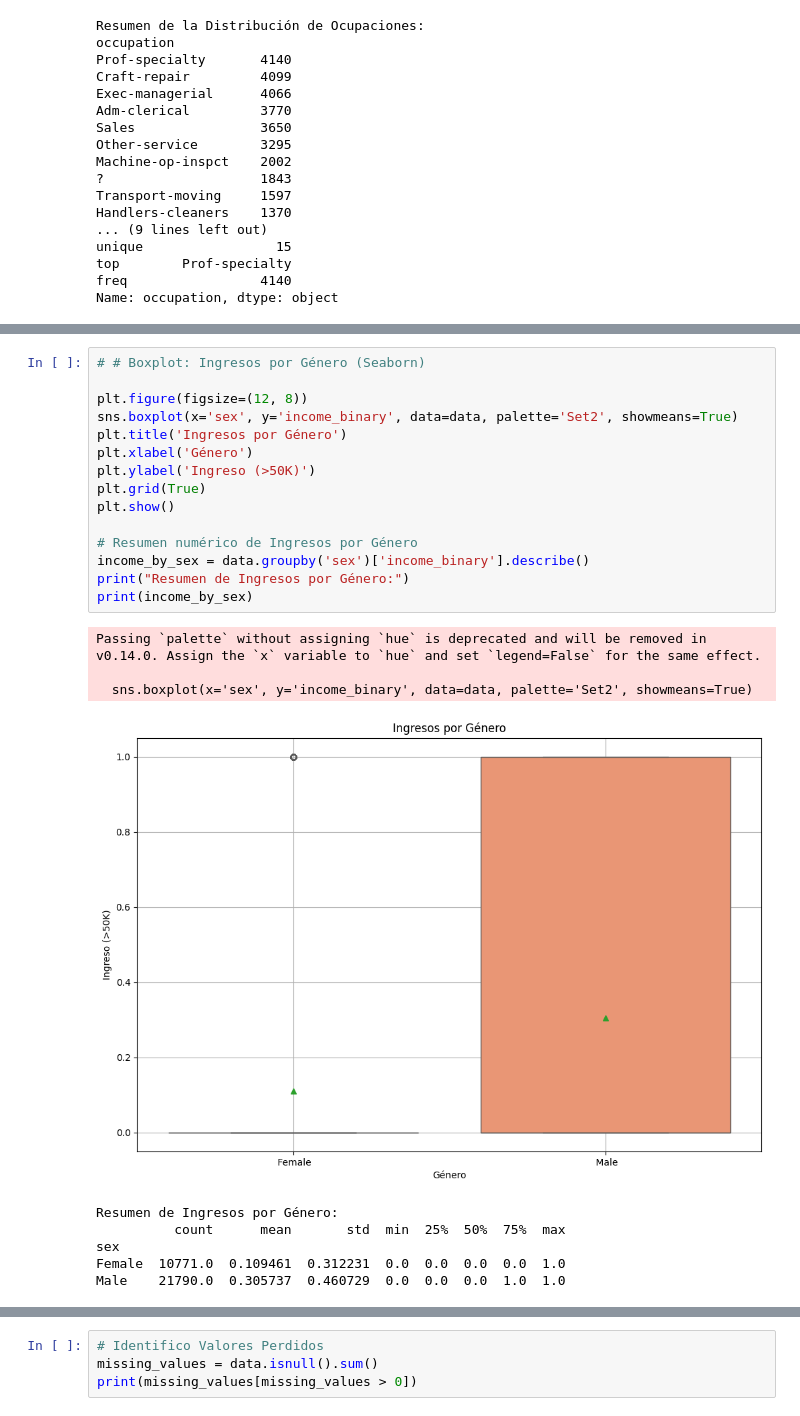
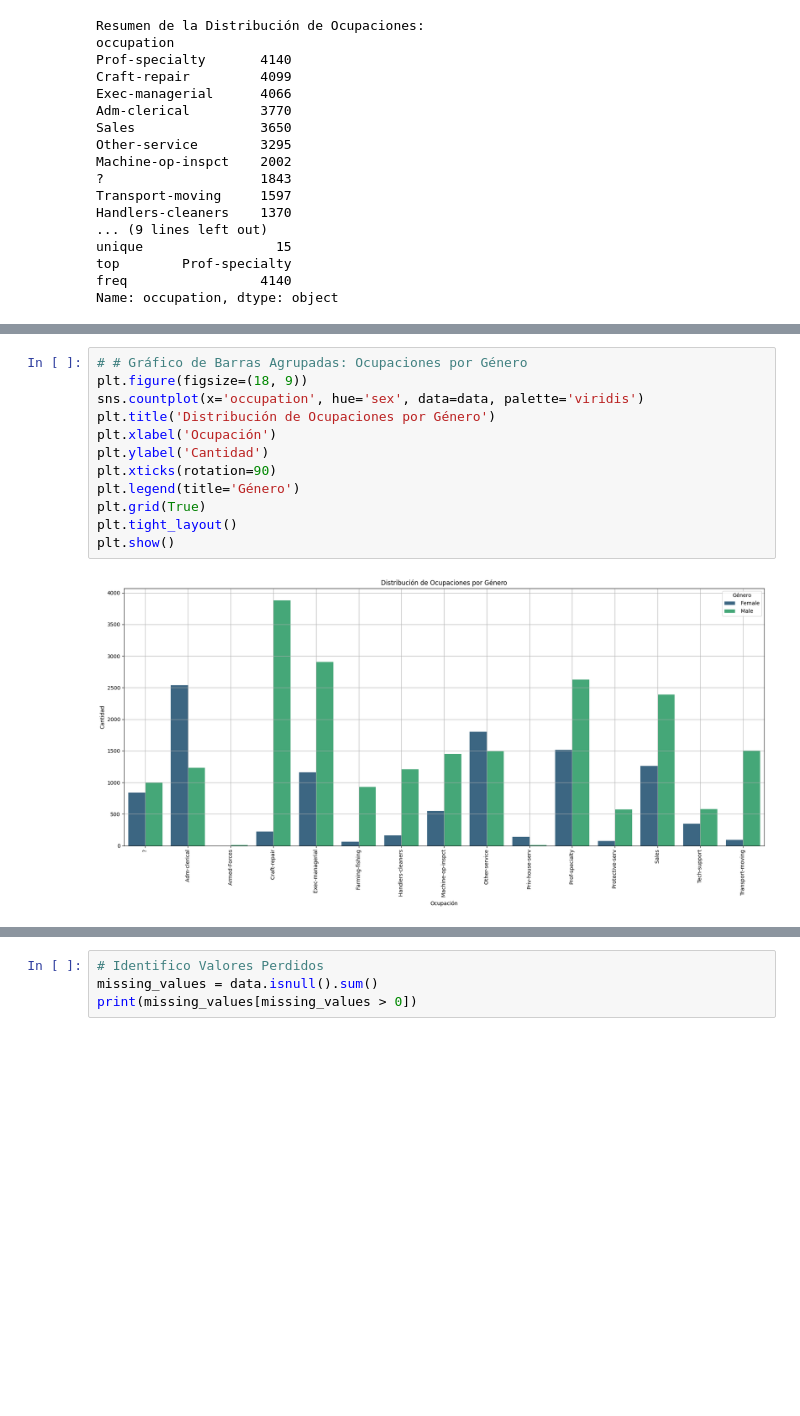
Before and after one commit to ArielMartinez3/Proyecto-Final-Data-Science, a Jupyter notebook: ProyectoDS_ParteI_Martinez.ipynb, the cells around one changed output, grey strips where cells are left out. Cells and saved outputs as stored; diff of their text form; blank space fills up the shorter version.

```diff
--- a/ProyectoDS_ParteI_Martinez.ipynb
+++ b/ProyectoDS_ParteI_Martinez.ipynb
@@ -296,25 +294,14 @@ Male    21790.0  0.305737  0.460729  0.0  0.0  0.0  1.0  1.0
-# %%
-# # Boxplot: Ingresos por Género (Seaborn)
-
-plt.figure(figsize=(12, 8))
-sns.boxplot(x='sex', y='income_binary', data=data, palette='Set2', showmeans=True)
-plt.title('Ingresos por Género')
-plt.xlabel('Género')
-plt.ylabel('Ingreso (>50K)')
-plt.grid(True)
-plt.show()
-
-# Resumen numérico de Ingresos por Género
-income_by_sex = data.groupby('sex')['income_binary'].describe()
-print("Resumen de Ingresos por Género:")
-print(income_by_sex)
-# %% [output]
-Passing `palette` without assigning `hue` is deprecated and will be removed in v0.14.0. Assign the `x` variable to `hue` and set `legend=False` for the same effect.
-
-  sns.boxplot(x='sex', y='income_binary', data=data, palette='Set2', showmeans=True)
-[figure, removed]
-Resumen de Ingresos por Género:
-          count      mean       std  min  25%  50%  75%  max
-sex
-Female  10771.0  0.109461  0.312231  0.0  0.0  0.0  0.0  1.0
-Male    21790.0  0.305737  0.460729  0.0  0.0  0.0  1.0  1.0
+# %%
+# # Gráfico de Barras Agrupadas: Ocupaciones por Género
+plt.figure(figsize=(18, 9))
+sns.countplot(x='occupation', hue='sex', data=data, palette='viridis')
+plt.title('Distribución de Ocupaciones por Género')
+plt.xlabel('Ocupación')
+plt.ylabel('Cantidad')
+plt.xticks(rotation=90)
+plt.legend(title='Género')
+plt.grid(True)
+plt.tight_layout()
+plt.show()
+# %% [output]
+[figure, added]
```
Also changed, not shown: parts of 10 cells of this notebook, 1 other file.
